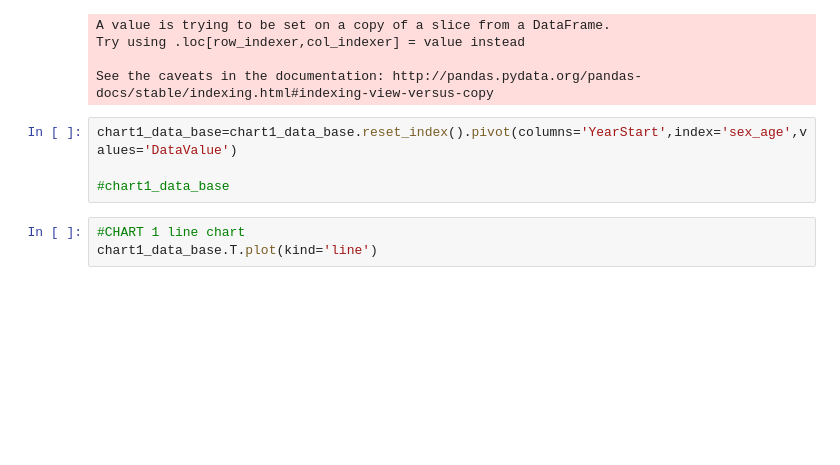
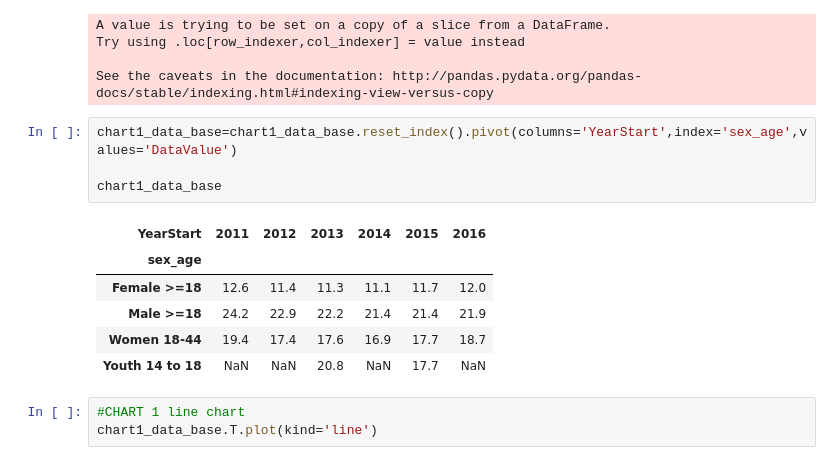
Before and after one commit to cmtaflin/Groupb2, a Jupyter notebook: merge_question_breakdown_with_base_data.ipynb, the cells around one changed output. Saved outputs shown, nothing was run; the diff lists cells and outputs as text; blank space fills up the shorter version.

```diff
--- a/merge_question_breakdown_with_base_data.ipynb
+++ b/merge_question_breakdown_with_base_data.ipynb
@@ -80,7 +80,14 @@ See the caveats in the documentation: http://pandas.pydata.org/pandas-docs/stabl
 # %%
 chart1_data_base=chart1_data_base.reset_index().pivot(columns='YearStart',index='sex_age',values='DataValue')
 
-#chart1_data_base
+chart1_data_base
+# %% [output]
+| YearStart | 2011 | 2012 | 2013 | 2014 | 2015 | 2016 |
+| sex_age |  |  |  |  |  |  |
+| Female >=18 | 12.6 | 11.4 | 11.3 | 11.1 | 11.7 | 12.0 |
+| Male >=18 | 24.2 | 22.9 | 22.2 | 21.4 | 21.4 | 21.9 |
+| Women 18-44 | 19.4 | 17.4 | 17.6 | 16.9 | 17.7 | 18.7 |
+| Youth 14 to 18 | NaN | NaN | 20.8 | NaN | 17.7 | NaN |
 # %%
 #CHART 1 line chart
 chart1_data_base.T.plot(kind='line')
```
Also changed, not shown: parts of 1 cell of this notebook, 3 other files.
